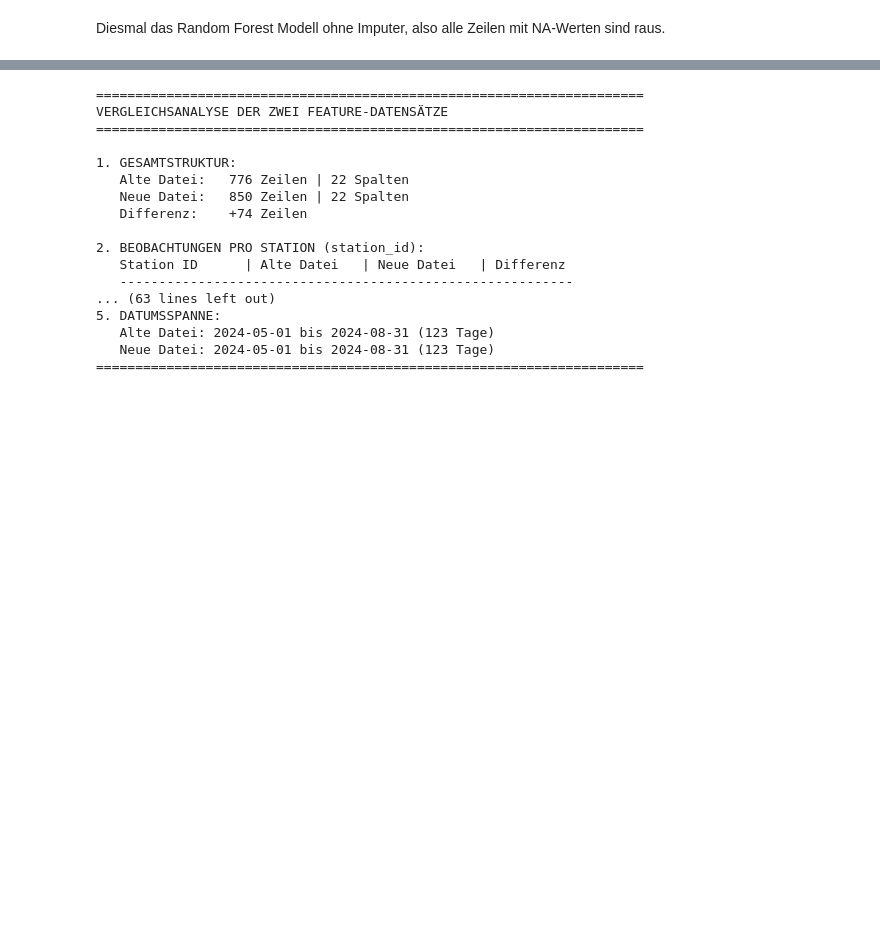
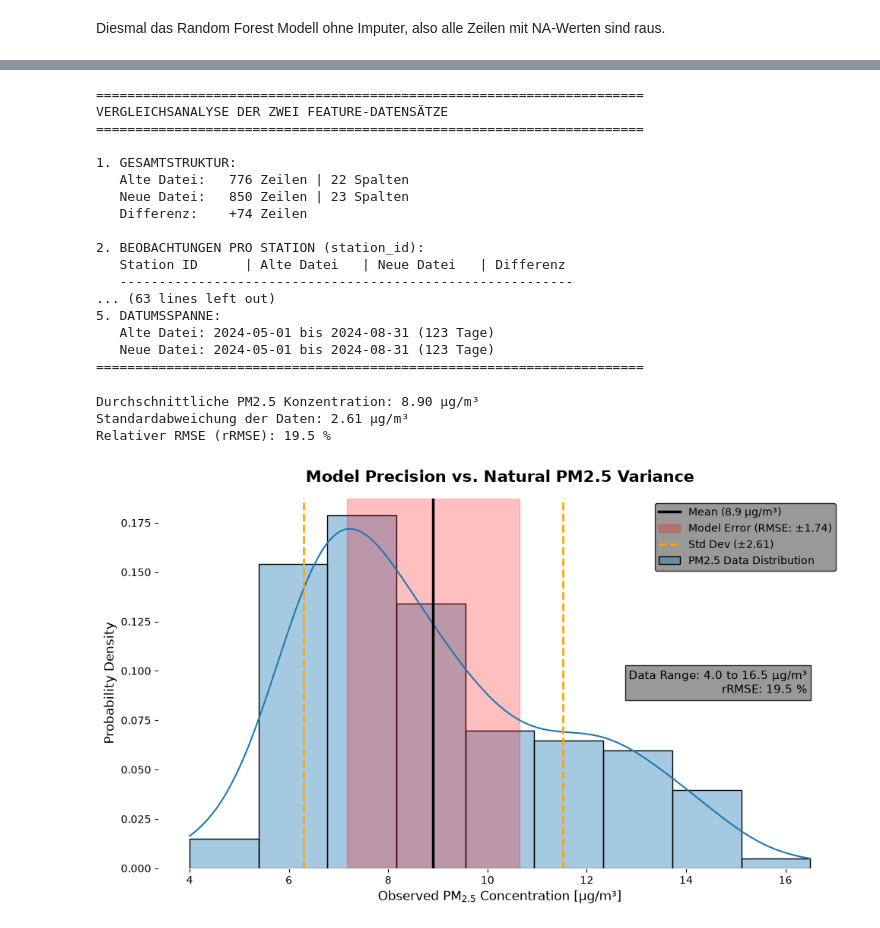
Before and after one commit to Ar7hur01/downscalingWuePM25, a Jupyter notebook: RF_LLO.ipynb, the cells around one changed output, grey strips where cells are left out. Drawn from its saved outputs; the diff is of its cells as text; code cells hidden in the pictures; blank space fills up the shorter version.

```diff
--- a/RF_LLO.ipynb
+++ b/RF_LLO.ipynb
@@ -192,7 +214,7 @@ import numpy as np
 
 # Pfade zu den beiden CSV-Dateien
 file_old = r"C:\Users\AD\Desktop\Uni Würzburg\EAGLE\InnoLab\new_Output\Features_PM25_NDVI_TPI_S5P_ERA5_MAIAC_Verkehr_Wetter.csv"
-file_new = r"C:\Users\AD\Desktop\Uni Würzburg\EAGLE\InnoLab\new_Output\allValues_Features_PM25_NDVI_TPI_S5P_ERA5_MAIAC_Verkehr_Wetter.csv"
+file_new = r"C:\Users\AD\Desktop\Uni Würzburg\EAGLE\InnoLab\new_Output\IDW_hoch2\Exp2_Features_RH_PM25_NDVI_TPI_S5P_ERA5_MAIAC_Verkehr_Wetter.csv"
 
 print("="*70)
 print("VERGLEICHSANALYSE DER ZWEI FEATURE-DATENSÄTZE")
@@ -263,7 +285,7 @@ VERGLEICHSANALYSE DER ZWEI FEATURE-DATENSÄTZE
 
 1. GESAMTSTRUKTUR:
    Alte Datei:   776 Zeilen | 22 Spalten
-   Neue Datei:   850 Zeilen | 22 Spalten
+   Neue Datei:   850 Zeilen | 23 Spalten
    Differenz:    +74 Zeilen
 
 2. BEOBACHTUNGEN PRO STATION (station_id):
@@ -274,3 +296,78 @@ VERGLEICHSANALYSE DER ZWEI FEATURE-DATENSÄTZE
    Alte Datei: 2024-05-01 bis 2024-08-31 (123 Tage)
    Neue Datei: 2024-05-01 bis 2024-08-31 (123 Tage)
 ======================================================================
+# %%
+import matplotlib.pyplot as plt
+import seaborn as sns
+import os
+
+# --- Dein bisheriger Code ---
+mean_pm25 = df['PM25_Target'].mean()
+std_pm25 = df['PM25_Target'].std()
+rmse_wert = 1.74
+rrmse = (rmse_wert / mean_pm25) * 100
+
+print(f"Durchschnittliche PM2.5 Konzentration: {mean_pm25:.2f} µg/m³")
+print(f"Standardabweichung der Daten: {std_pm25:.2f} µg/m³")
+print(f"Relativer RMSE (rRMSE): {rrmse:.1f} %")
+
+# =========================================================
+# NEU: Visualisierung des RMSE im Kontext der Datenverteilung
+# =========================================================
+
+# 1. Spannweite (Range) berechnen
+pm25_min = df['PM25_Target'].min()
+pm25_max = df['PM25_Target'].max()
+
+# 2. Plot initialisieren (IEEE Style transparent)
+fig, ax = plt.subplots(figsize=(10, 6))
+fig.patch.set_alpha(0.0)
+ax.patch.set_alpha(0.0)
+
+# 3. Histogramm & Dichtekurve der echten Werte plotten
+sns.histplot(df['PM25_Target'], kde=True, color="#1f77b4", stat="density",
+             alpha=0.4, linewidth=1, ax=ax, label="PM2.5 Data Distribution")
+
+# 4. Den Mittelwert als starke Referenzlinie einzeichnen
+ax.axvline(mean_pm25, color='black', linestyle='-', linewidth=2.5,
+           label=f'Mean ({mean_pm25:.1f} µg/m³)')
+
+# 5. Den RMSE als farbigen Toleranz-Bereich um den Mittelwert legen
+ax.axvspan(mean_pm25 - rmse_wert, mean_pm25 + rmse_wert,
+           color='red', alpha=0.25, label=f'Model Error (RMSE: ±{rmse_wert:.2f})')
+
+# 6. Die Standardabweichung als gestrichelte Linien einzeichnen
+ax.axvline(mean_pm25 - std_pm25, color='orange', linestyle='--', linewidth=2,
+           label=f'Std Dev (±{std_pm25:.2f})')
+ax.axvline(mean_pm25 + std_pm25, color='orange', linestyle='--', linewidth=2)
+
+# 7. Text-Box für Range und rRMSE einfügen
+textstr = f"Data Range: {pm25_min:.1f} to {pm25_max:.1f} µg/m³\nrRMSE: {rrmse:.1f} %"
+props = dict(boxstyle="square", facecolor='grey', edgecolor='black', alpha=0.8)
+ax.text(0.95, 0.5, textstr, transform=ax.transAxes, fontsize=11, color="black",
+        verticalalignment='center', horizontalalignment='right', bbox=props)
+
+# 8. Styling (Schriften und Achsen zwingend schwarz)
+ax.set_title("Model Precision vs. Natural PM2.5 Variance",
+             fontsize=15, fontweight="bold", pad=15, color="black")
+ax.set_xlabel(r"Observed $\mathrm{PM}_{2.5}$ Concentration [µg/m³]", fontsize=12, color="black")
+ax.set_ylabel("Probability Density", fontsize=12, color="black")
+ax.tick_params(colors="black", which="both")
+
+# Legende
+legend = ax.legend(loc='upper right',  facecolor='grey', framealpha=0.8, edgecolor="black")
+for text in legend.get_texts():
+    text.set_color("black")
+
+plt.tight_layout()
+
+# (Optional: Falls du es direkt speichern willst, Pfade anpassen)
+output_dir = r"C:\Users\AD\Desktop\Uni Würzburg\EAGLE\InnoLab\Paper\IEEE-conference-template-062824\figures"
+plt.savefig(os.path.join(output_dir, "rmse_context_distribution.pdf"), format="pdf", transparent=True, bbox_inches="tight")
+
+plt.show()
+# %% [output]
+Durchschnittliche PM2.5 Konzentration: 8.90 µg/m³
+Standardabweichung der Daten: 2.61 µg/m³
+Relativer RMSE (rRMSE): 19.5 %
+[figure, added]
```
Also changed, not shown: parts of 1 cell of this notebook.
